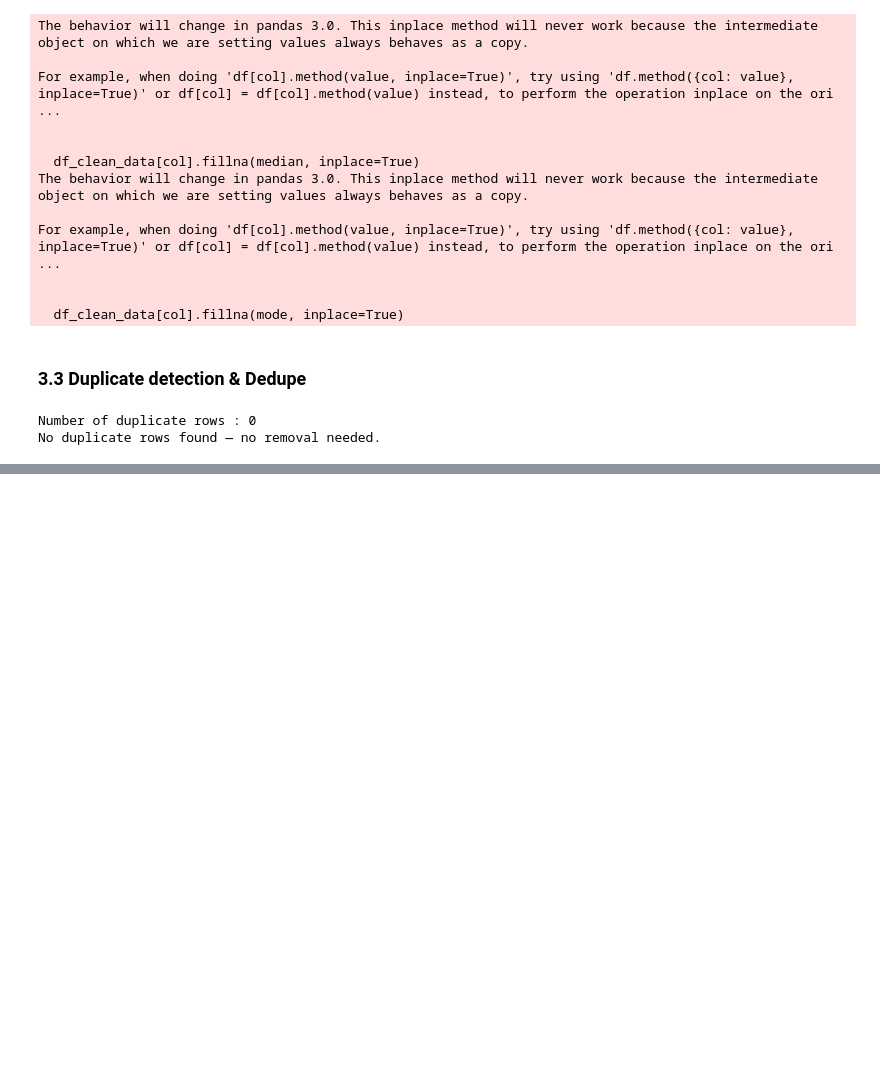
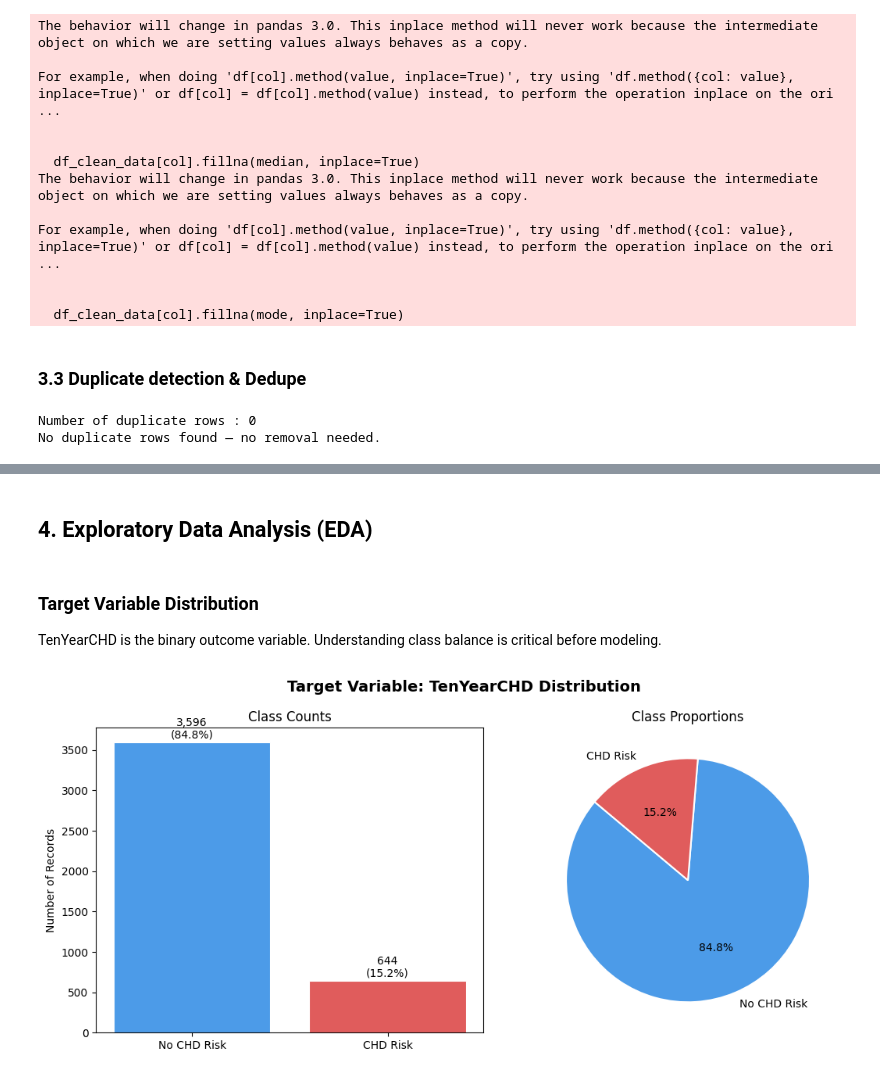
Before and after one commit to olkanth/MSCS_634_ProjectDeliverable_1, a Jupyter notebook: MSCS_634_Project_Notebook.ipynb, the cells around one changed output, grey strips where cells are left out. Cells and saved outputs as stored; diff of their text form; code cells hidden in the pictures; blank space fills up the shorter version.

```diff
--- a/MSCS_634_Project_Notebook.ipynb
+++ b/MSCS_634_Project_Notebook.ipynb
@@ -451,0 +403,36 @@ Insight: cigsPerDay, glucose, and sysBP show the most extreme outliers.
+# %% [markdown]
+## 4. Exploratory Data Analysis (EDA)
+# %% [markdown]
+### Target Variable Distribution
+TenYearCHD is the binary outcome variable. Understanding class balance is critical before modeling.
+# %%
+target_counts = df_clean_data["TenYearCHD"].value_counts()
+target_labels = {0: "No CHD Risk", 1: "CHD Risk"}
+target_pct = (target_counts / len(df_clean_data) * 100).round(1)
+
+fig, axes = plt.subplots(1, 2, figsize=(11, 5))
+fig.suptitle("Target Variable: TenYearCHD Distribution", fontsize=14, fontweight="bold")
+
+colors = ["#4C9BE8", "#E05C5C"]
+
+# Bar chart
+bars = axes[0].bar([target_labels[k] for k in target_counts.index],
+                   target_counts.values, color=colors, edgecolor="white", linewidth=0.8)
+axes[0].set_title("Class Counts")
+axes[0].set_ylabel("Number of Records")
+for bar, val, pct in zip(bars, target_counts.values, target_pct.values):
+    axes[0].text(bar.get_x() + bar.get_width()/2, bar.get_height() + 20,
+                 f"{val:,}\n({pct}%)", ha="center", va="bottom", fontsize=10)
+
+# Pie chart
+axes[1].pie(target_counts.values,
+            labels=[target_labels[k] for k in target_counts.index],
+            colors=colors, autopct="%1.1f%%", startangle=140,
+            wedgeprops={"edgecolor": "white", "linewidth": 1.5})
+axes[1].set_title("Class Proportions")
+
+plt.tight_layout()
+plt.savefig("Visualizations/3_target_distribution.png", bbox_inches="tight")
+plt.show()
+# %% [output]
+[figure, added]
```
Also changed, not shown: parts of 18 cells of this notebook.
